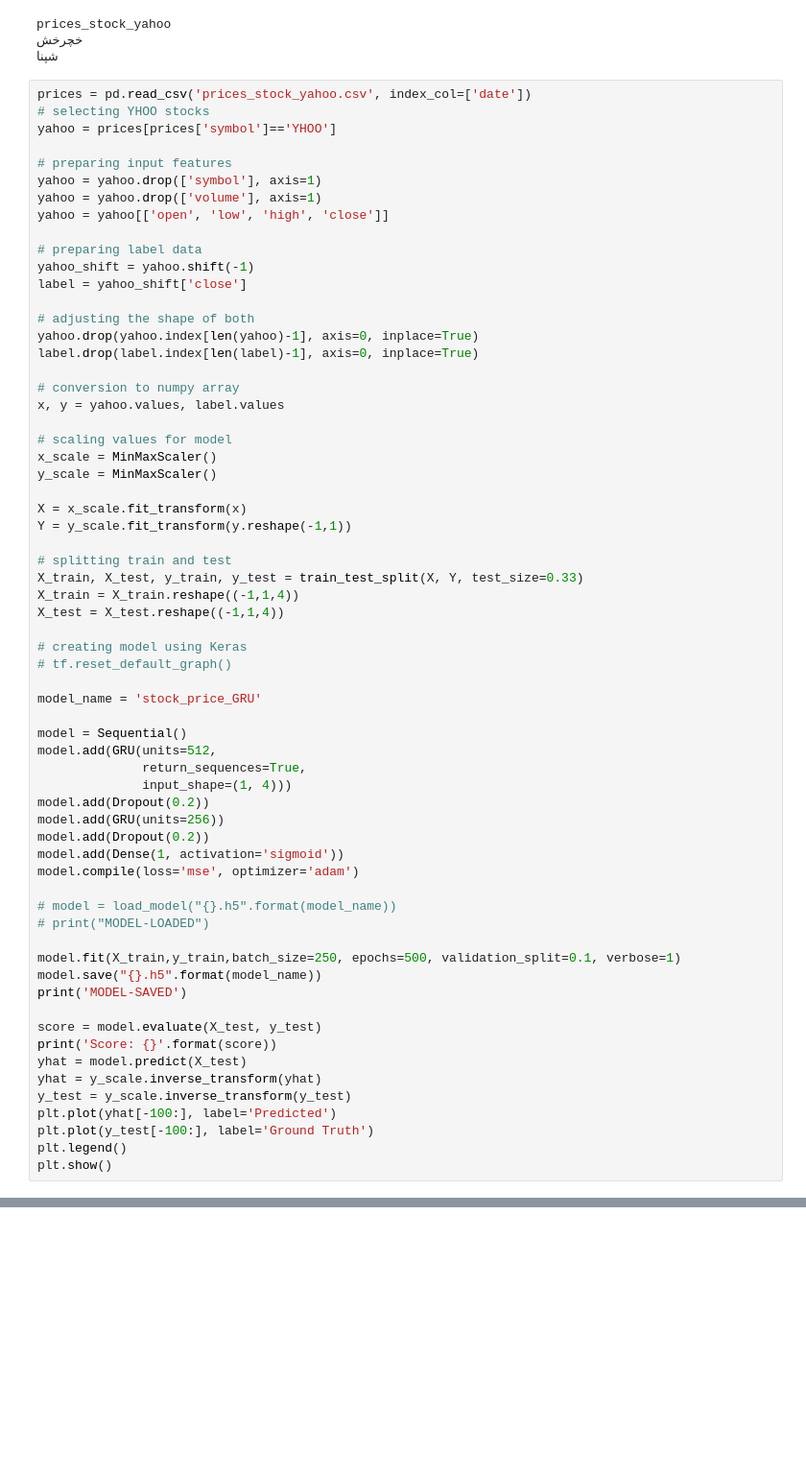
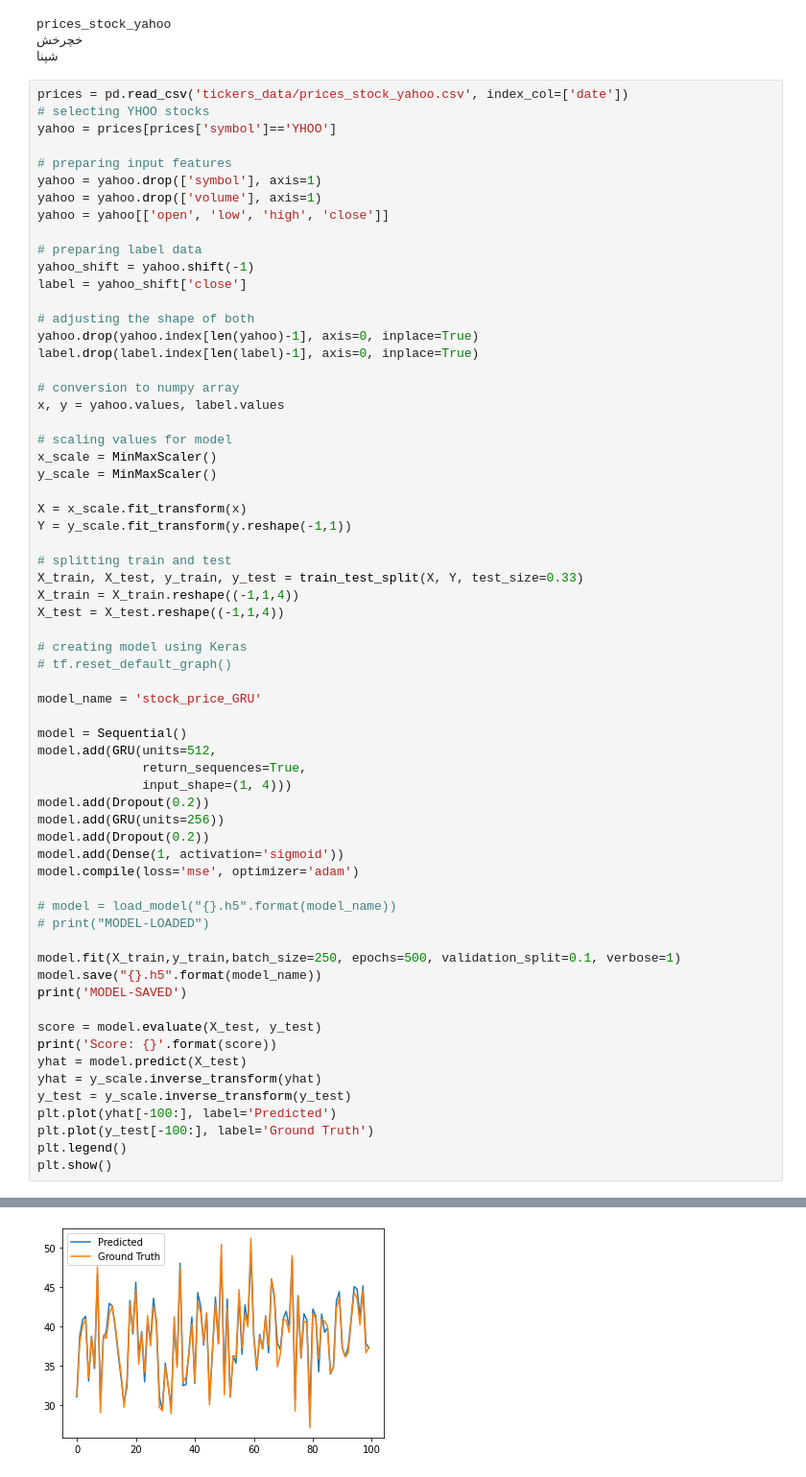
Before and after one commit to ZahraDehghanian97/stock_market, a Jupyter notebook: RNN.ipynb, the cells around one changed output, grey strips where cells are left out. Shown at 96% size. Cells and saved outputs as stored; diff of their text form; blank space fills up the shorter version.

```diff
--- a/RNN.ipynb
+++ b/RNN.ipynb
@@ -35,7 +35,7 @@ prices_stock_yahoo
 خچرخش
 شپنا
 # %%
-prices = pd.read_csv('prices_stock_yahoo.csv', index_col=['date'])
+prices = pd.read_csv('tickers_data/prices_stock_yahoo.csv', index_col=['date'])
 # selecting YHOO stocks
 yahoo = prices[prices['symbol']=='YHOO']
 
@@ -102,0 +119 @@ NameError: ignored
+[figure, added]
```
Also changed, not shown: parts of 2 cells of this notebook.
